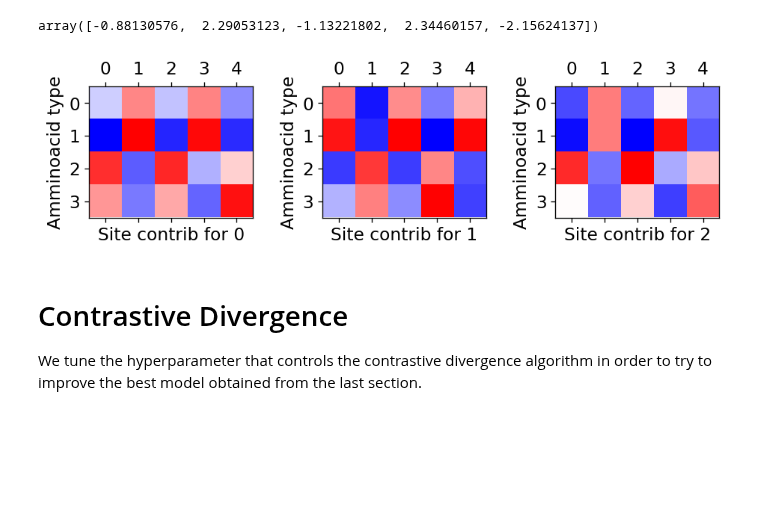
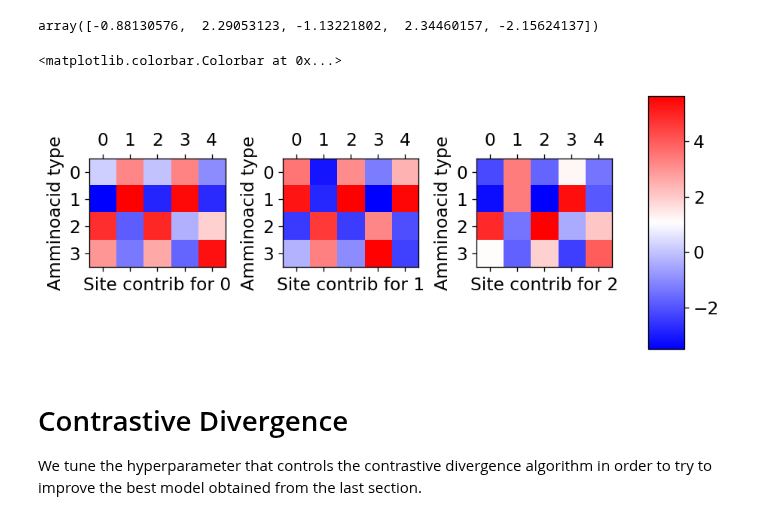
Before and after one commit to threeblueonebrowneyes/lcpb-homework, a Jupyter notebook: HW_02/Unified_group2305_exercise2.ipynb, the cells around one changed output. Cells and saved outputs as stored; diff of their text form; code cells hidden in the pictures; blank space fills up the shorter version.

Commit message:
add colorbar to hidden layer weights  contribution

```diff
--- a/HW_02/Unified_group2305_exercise2.ipynb
+++ b/HW_02/Unified_group2305_exercise2.ipynb
@@ -699,13 +699,13 @@ n_hidden = M
 # %% [markdown]
 ## One hot encoding
 # %%
-v=np.eye(4)
+vv=np.eye(4)
 
 if spin:
-    v=v*2-1
+    vv=vv*2-1
 
-v1,v2,v3,v4=v[:]
-print('v1: ',v2, v1.shape)
+vv1,vv2,vv3,vv4=vv[:]
+print('v1: ',vv2, vv1.shape)
 # %% [output]
 v1:  [-1.  1. -1. -1.] (4,)
 # %% [markdown]
@@ -728,24 +728,29 @@ output_vv=np.zeros((4,5,n_hidden))
 
 
 for h in range(n_hidden):
-    output[:,:,h]=np.array([np.dot(ww[:,:,h], v1),
-                     np.dot(ww[:,:,h], v2),
-                     np.dot(ww[:,:,h], v3),
-                     np.dot(ww[:,:,h], v4)])
+    output[:,:,h]=np.array([np.dot(ww[:,:,h], vv1),
+                     np.dot(ww[:,:,h], vv2),
+                     np.dot(ww[:,:,h], vv3),
+                     np.dot(ww[:,:,h], vv4)])
 # %%
 fig, ax = plt.subplots(nrows=1, ncols=n_hidden, figsize=(8,4), dpi=120)
 fig.tight_layout()
 
 for h in range(n_hidden):
-    ax[h].matshow(output[:,:,h], cmap='bwr')
+    c=ax[h].matshow(output[:,:,h], cmap='bwr')
     ax[h].set_xlabel('Site contrib for '+str(h))
     ax[h].set_ylabel('Amminoacid type')
+
+fig.subplots_adjust(right=0.8)
+cbar_ax = fig.add_axes([0.85, 0.15, 0.05, 0.7])
+fig.colorbar(c, cax=cbar_ax)
 
 #     ax[h//3][h%3].matshow(output[:,:,h], cmap='bwr')
 #     ax[h//3][h%3].set_xlabel('Site contrib for '+str(h))
 #     ax[h//3][h%3].set_ylabel('Amminoacid type')
 # %% [output]
+<matplotlib.colorbar.Colorbar at 0x...>
-[figure, old version]
+[figure, new version]
 # %% [markdown]
 # Contrastive Divergence
 We tune the hyperparameter that controls the contrastive divergence algorithm in order to try to improve the best model obtained from the last section.
```
Also changed, not shown: parts of 4 cells of this notebook.
